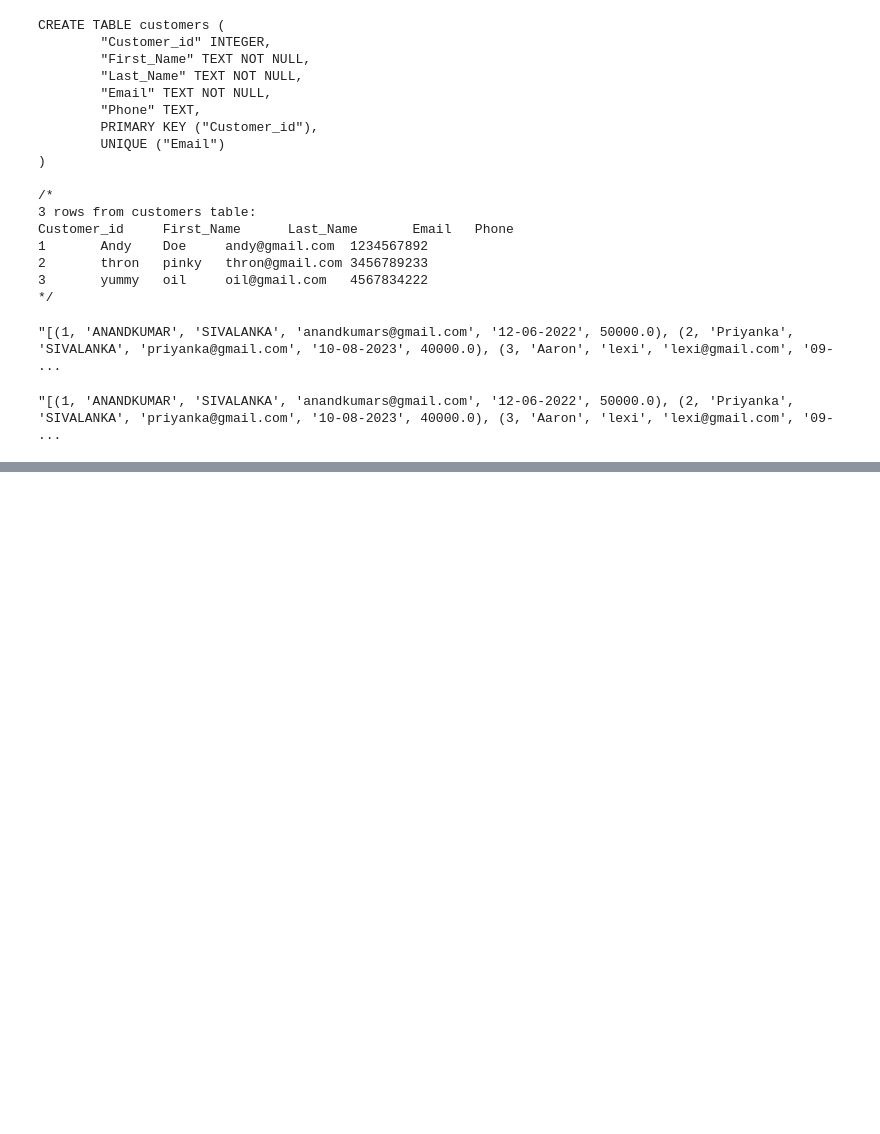
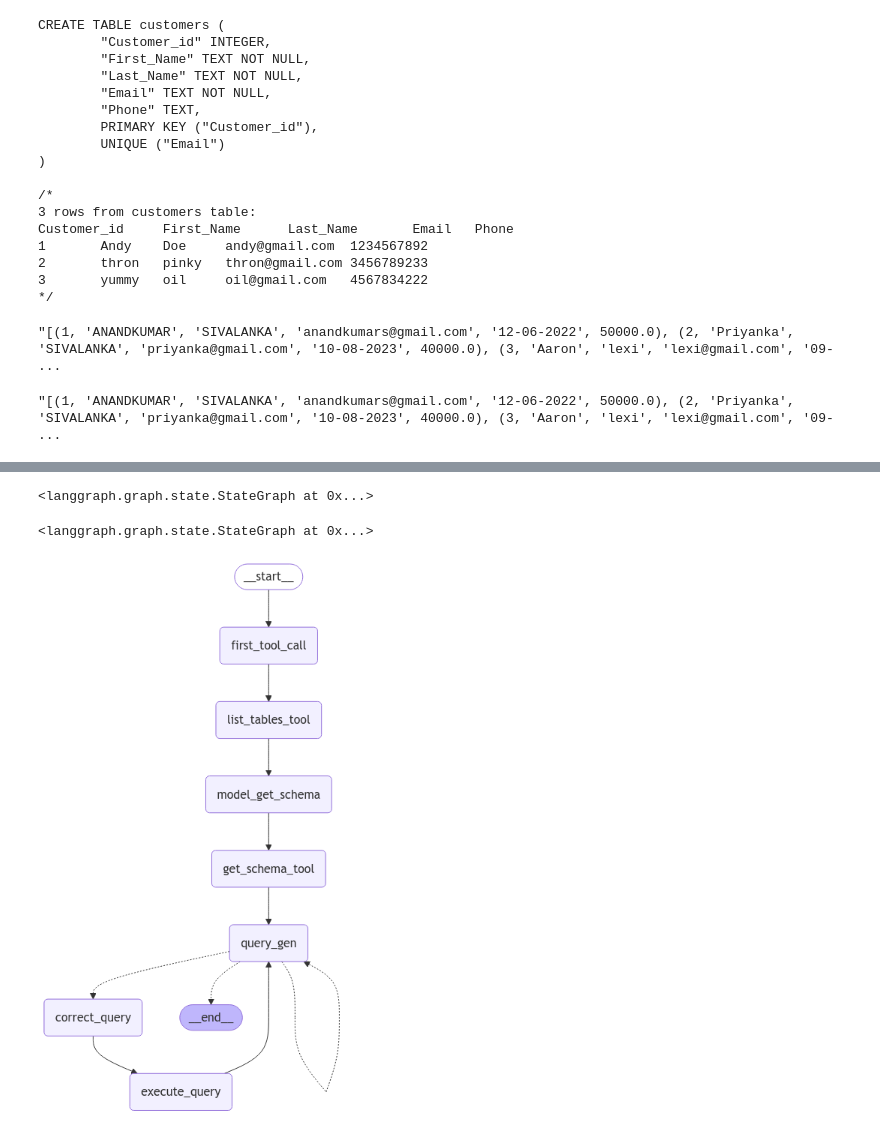
Before and after one commit to Aanand452/Agentic_sqldatabase_rag, a Jupyter notebook: sqldatabase_rag.ipynb, the cells around one changed output, grey strips where cells are left out. Drawn from its saved outputs; the diff is of its cells as text; code cells hidden in the pictures; blank space fills up the shorter version.

```diff
--- a/sqldatabase_rag.ipynb
+++ b/sqldatabase_rag.ipynb
@@ -249,0 +379,41 @@ db.run("SELECT * FROM employees")
+# %%
+workflow = StateGraph(State)
+# %%
+workflow.add_node("first_tool_call",first_tool_call)
+workflow.add_node("list_tables_tool", create_tool_node_with_fallback([list_tables_tool]))
+workflow.add_node("get_schema_tool", create_tool_node_with_fallback([get_schema_tool]))
+model_get_schema = llm.bind_tools([get_schema_tool])
+workflow.add_node("model_get_schema",lambda state: {"messages": [model_get_schema.invoke(state["messages"])],},)
+workflow.add_node("query_gen", query_gen_node)
+workflow.add_node("correct_query", model_check_query)
+workflow.add_node("execute_query", create_tool_node_with_fallback([db_query_tool]))
+# %% [output]
+<langgraph.graph.state.StateGraph at 0x...>
+# %%
+workflow.add_edge(START, "first_tool_call")
+workflow.add_edge("first_tool_call", "list_tables_tool")
+workflow.add_edge("list_tables_tool", "model_get_schema")
+workflow.add_edge("model_get_schema", "get_schema_tool")
+workflow.add_edge("get_schema_tool", "query_gen")
+workflow.add_conditional_edges("query_gen",should_continue,
+                            {END:END,
+                                "query_gen":"query_gen",
+                                "correct_query":"correct_query"})
+workflow.add_edge("correct_query", "execute_query")
+workflow.add_edge("execute_query", "query_gen")
+# %% [output]
+<langgraph.graph.state.StateGraph at 0x...>
+# %%
+app = workflow.compile()
+# %%
+from IPython.display import Image,display
+from langchain_core.runnables.graph import MermaidDrawMethod
+display(
+    Image(
+        app.get_graph().draw_mermaid_png(
+            draw_method=MermaidDrawMethod.API,
+        )
+    )
+)
+# %% [output]
+[figure, added]
```
Also changed, not shown: parts of 18 cells of this notebook.
